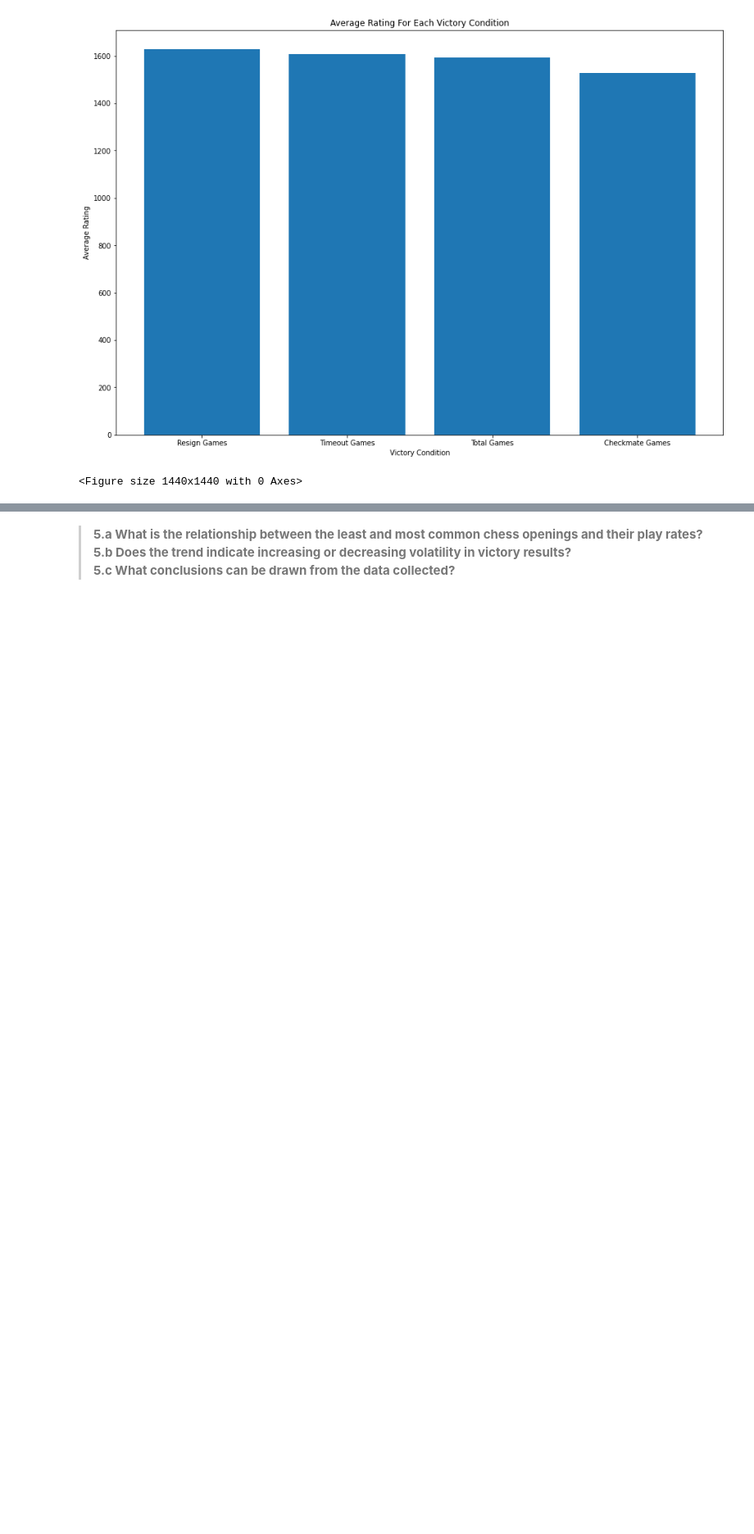
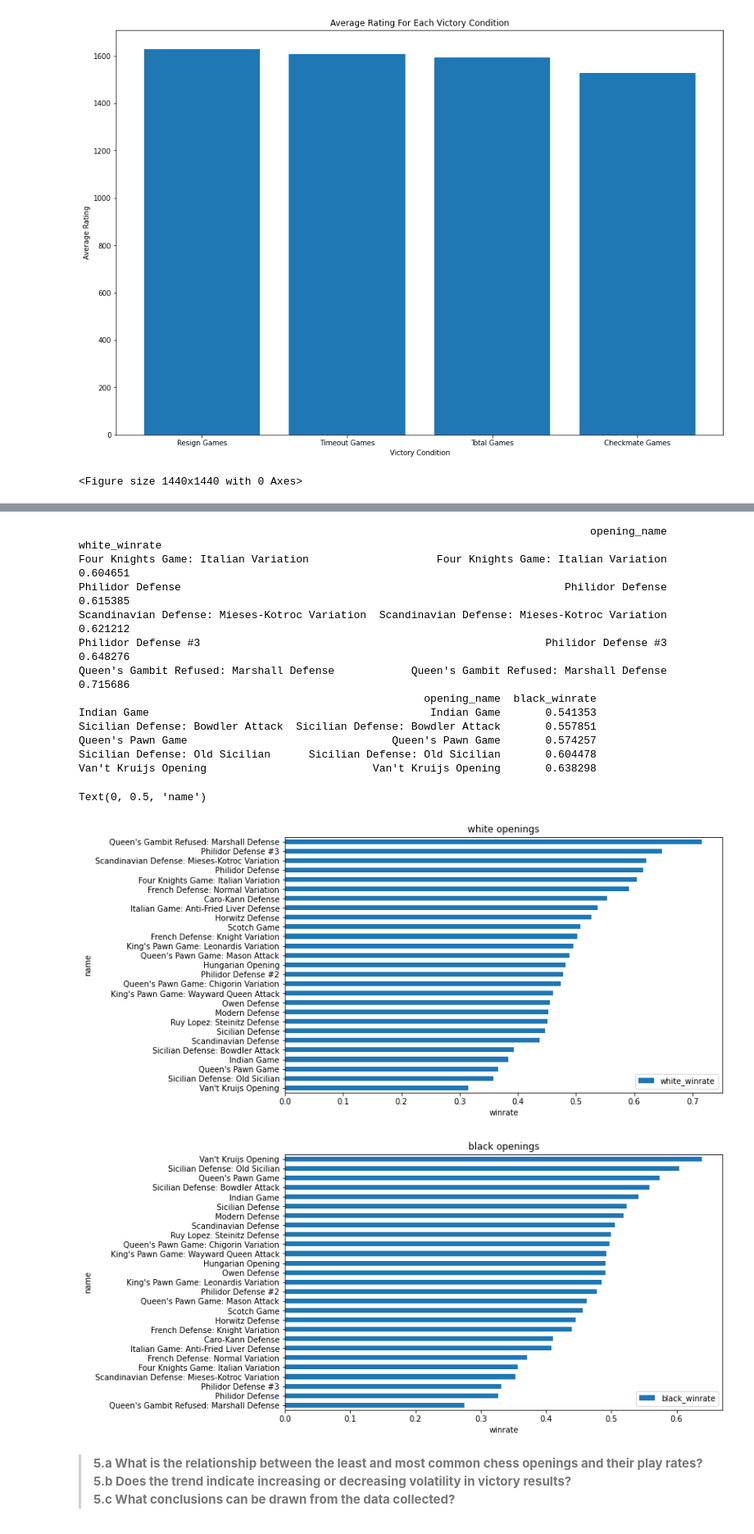
Before and after one commit to AldenCh/CSCI2000U-Final-Project, a Jupyter notebook: group-10-final-project.ipynb, the cells around one changed output, grey strips where cells are left out. Shown at 82% size. Saved outputs shown, nothing was run; the diff lists cells and outputs as text; code cells hidden in the pictures; blank space fills up the shorter version.

```diff
--- a/group-10-final-project.ipynb
+++ b/group-10-final-project.ipynb
@@ -353,0 +359,8 @@ The opening with the least moves is the Queen's Pawn with 1 moves.
+# %%
+white_winrate = round(((len(white_won)/len(data))*100),2)
+black_winrate = round(((len(black_won)/len(data))*100),2)
+neither_winrate = round(((len(tie)/len(data))*100),2)
+
+print("White winrate: %.2f%%" % white_winrate)
+print("Black winrate: %.2f%%" % black_winrate)
+print("Neither: %.2f%%" % neither_winrate)
@@ -479,3 +503,73 @@ Average rating in a timeout game             :  1607.845193035579
+# %%
+import pandas as pd
+import matplotlib.pyplot as plt
+
+df = pd.DataFrame (data, columns = ['id', 'rated', 'created_at', 'last_move_at', 'turns', 'victory_status', 'winner', 'increment_code', 'white_id', 'white_rating', 'black_id', 'black_rating', 'moves', 'opening_eco', 'opening_name', 'opening_ply'])
+opening_names = df['opening_name'].unique()
+w_opening_winrates = []
+b_opening_winrates = []
+remove_list = []
+
+#Find the winrate of each unique opening with total games > 100 being played
+for i in range(len(opening_names)):
+    total_games = sum(df['opening_name'] == opening_names[i]);
+    white = df.loc[(df['opening_name'] == opening_names[i]) & (df['winner'] == 'white')]
+    white_winrate = len(white['winner'])/total_games
+
+    black = df.loc[(df['opening_name'] == opening_names[i]) & (df['winner'] == 'black')]
+    black_winrate = len(black['winner'])/total_games
+
+    if (total_games > 100):
+        w_opening_winrates.append(white_winrate)
+        b_opening_winrates.append(black_winrate)
+    else:
+        remove_list.append(opening_names[i])
+
+opening_names = [x for x in opening_names if x not in remove_list]
+
+#Create dataframe with each opening and their winrates sorted by White winrate descending
+d = {'opening_name': opening_names, 'white_winrate': w_opening_winrates}
+w_openings = pd.DataFrame(data = d)
+w_openings.index = list(w_openings['opening_name'])
+w_openings = w_openings.sort_values(by=['white_winrate'])
+w_openings
+
+#Print white openings and winrates table + graph
+print(w_openings.tail().to_string())
+w_openings.plot.barh(figsize=(10,6))
+plt.title("white openings")
+plt.xlabel("winrate")
+plt.ylabel("name")
+
+#Create dataframe with each opening and their winrates sorted by Black winrate descending
+c = {'opening_name': opening_names, 'black_winrate': b_opening_winrates}
+b_openings = pd.DataFrame(data = c)
+b_openings.index = list(b_openings['opening_name'])
+b_openings = b_openings.sort_values(by=['black_winrate'])
+b_openings
+
+#Print black openings and winrates table + graph
+print(b_openings.tail().to_string())
+b_openings.plot.barh(figsize=(10,6))
+plt.title("black openings")
+plt.xlabel("winrate")
+plt.ylabel("name")
+# %% [output]
+                                                                                opening_name  white_winrate
+Four Knights Game: Italian Variation                    Four Knights Game: Italian Variation       0.604651
+Philidor Defense                                                            Philidor Defense       0.615385
+Scandinavian Defense: Mieses-Kotroc Variation  Scandinavian Defense: Mieses-Kotroc Variation       0.621212
+Philidor Defense #3                                                      Philidor Defense #3       0.648276
+Queen's Gambit Refused: Marshall Defense            Queen's Gambit Refused: Marshall Defense       0.715686
+                                                      opening_name  black_winrate
+Indian Game                                            Indian Game       0.541353
+Sicilian Defense: Bowdler Attack  Sicilian Defense: Bowdler Attack       0.557851
+Queen's Pawn Game                                Queen's Pawn Game       0.574257
+Sicilian Defense: Old Sicilian      Sicilian Defense: Old Sicilian       0.604478
+Van't Kruijs Opening                          Van't Kruijs Opening       0.638298
+Text(0, 0.5, 'name')
+[figure, added]
+[figure, added]
 # %% [markdown]
 >**5.a What is the relationship between the least and most common chess openings and their play rates?<br>
 5.b Does the trend indicate increasing or decreasing volatility in victory results?<br>
```
Also changed, not shown: parts of 3 cells of this notebook.
